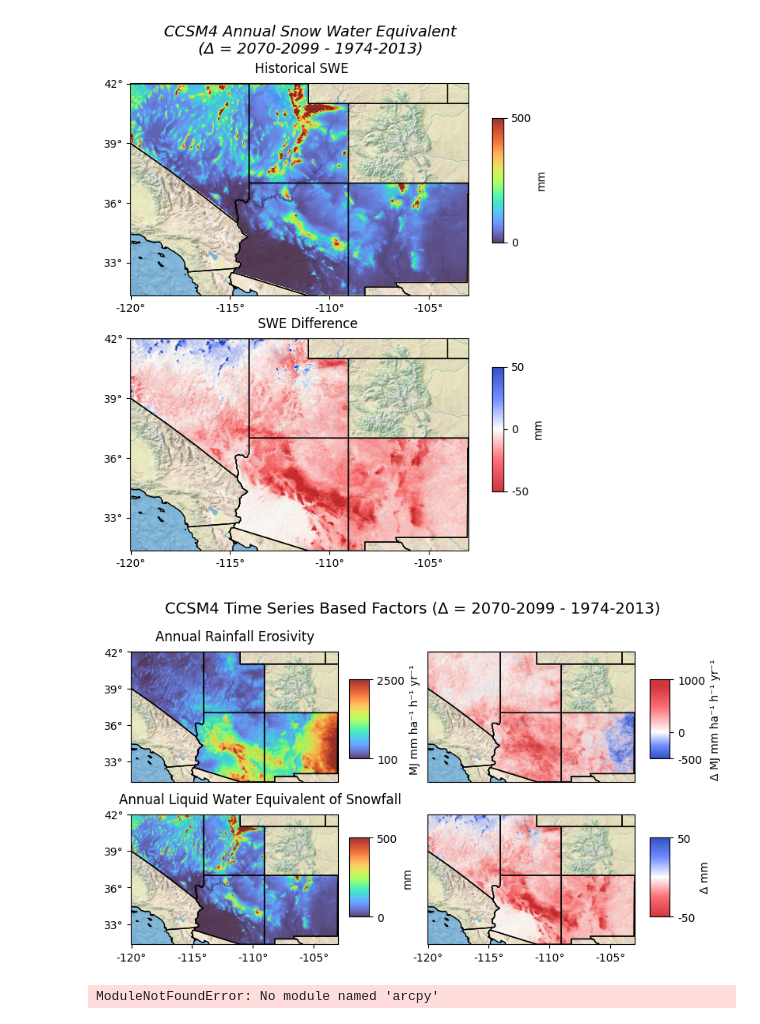
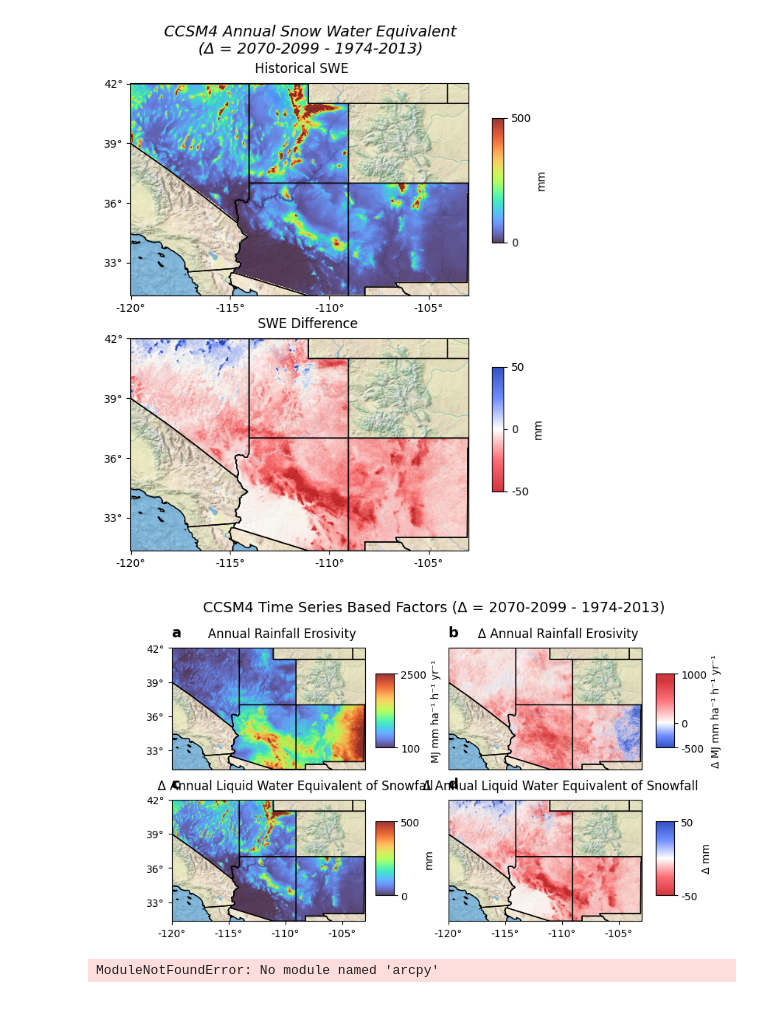
Before and after one commit to afullhart/climatechange, a Jupyter notebook: Figures/FigureMaps.ipynb, the cells around one changed output. Cells and saved outputs as stored; diff of their text form; code cells hidden in the pictures.

```diff
--- a/Figures/FigureMaps.ipynb
+++ b/Figures/FigureMaps.ipynb
@@ -851,7 +851,8 @@ cividis_r = mpl.cm.get_cmap(cmap_str)
 cmap = cividis_r
 
 
-ax[0,0].set_title('Annual Rainfall Erosivity', pad=10)
+ax[0,0].text(-120, 43, 'a', size=14, fontweight='bold')
+ax[0,0].set_title('       Annual Rainfall Erosivity', pad=10)
 ax[0,0].set_yticks([33, 36, 39, 42], crs=ccrs.PlateCarree())
 ax[0,0].set_yticklabels(['33°', '36°', '39°', '42°'])
 ax[0,0].set_extent([-120, -102.991, 31.333, 42.008])
@@ -891,7 +892,8 @@ cmap = mpl.colors.LinearSegmentedColormap.from_list('my_gradient', (
     (0.909, (0.780, 0.012, 0.051)),
     (1.000, (0.780, 0.012, 0.051))))
 
-
+ax[0,1].text(-120, 43, 'b', size=14, fontweight='bold')
+ax[0,1].set_title('       Δ Annual Rainfall Erosivity', pad=10)
 ax[0,1].set_extent([-120, -102.991, 31.333, 42.008])
 ax[0,1].add_feature(cartopy.feature.STATES, linewidth=1)
 ax[0,1].imshow(imread(fname), origin='upper', transform=ccrs.PlateCarree(),
@@ -924,8 +926,8 @@ cmap_str = 'turbo'
 cividis_r = mpl.cm.get_cmap(cmap_str)
 cmap = cividis_r
 
-ax[1,0].text(-121, 42.9, 'Annual Liquid Water Equivalent of Snowfall', size=12)
-ax[1,0].set_title('Annual Liquid Water Equivalent of Snowfall', size=0, c='white', pad=10)
+ax[1,0].text(-120, 43, 'c', size=14, fontweight='bold')
+ax[1,0].set_title('              Annual Liquid Water Equivalent of Snowfall', pad=10)
 ax[1,0].set_yticks([33, 36, 39, 42], crs=ccrs.PlateCarree())
 ax[1,0].set_yticklabels(['33°', '36°', '39°', '42°'])
 ax[1,0].set_xticks([-105, -110, -115, -119.99], crs=ccrs.PlateCarree())
@@ -962,34 +964,36 @@ dem = dem[0].where(dem[0] > -999e3, np.nan)
 cmap = mpl.colors.LinearSegmentedColormap.from_list('my_gradient', (
     # Edit this gradient at https://eltos.github.io/gradient/#0:C7030D-25:FC4A53-50:FFFFFF-75:4C71FF-100:0025B3
     (0.000, (0.780, 0.012, 0.051)),
     (0.250, (0.988, 0.290, 0.325)),
     (0.500, (1.000, 1.000, 1.000)),
     (0.750, (0.298, 0.443, 1.000)),
     (1.000, (0.000, 0.145, 0.702))))
 
+ax[1,1].text(-120, 43, 'd', size=14, fontweight='bold')
+ax[1,1].set_title('        Δ Annual Liquid Water Equivalent of Snowfall', pad=10)
 ax[1,1].set_xticks([-105, -110, -115, -119.99], crs=ccrs.PlateCarree())
 ax[1,1].set_xticklabels(['-105°', '-110°', '-115°', '-120°'])
 ax[1,1].set_extent([-120, -102.991, 31.333, 42.008])
 ax[1,1].add_feature(cartopy.feature.STATES, linewidth=1)
 ax[1,1].imshow(imread(fname), origin='upper', transform=ccrs.PlateCarree(),
           extent=[-180, 180, -90, 90])
 im = ax[1,1].imshow(dem,
             extent=[lon_min, lon_max, lat_min, lat_max],
             origin='upper',
             vmin=-50,
             vmax=50,
             alpha=0.80,
             cmap=cmap)
 
 cax = fig.add_axes([0.8, 0.18, 0.025, 0.2]) #[X, Y, WIDTH, HEIGHT]
 cbar = fig.colorbar(im, cax=cax, orientation='vertical', label='Δ mm')
 cbar.set_ticks([-50, 50])
 cbar.set_ticklabels(['-50', '50'])
 
 
 fig.savefig(saveFILE, dpi=600, bbox_inches='tight')
 # %% [output]
-[figure, old version]
+[figure, new version]
 # %%
 
 import shutil
```
Also changed, not shown: parts of 2 cells of this notebook.
